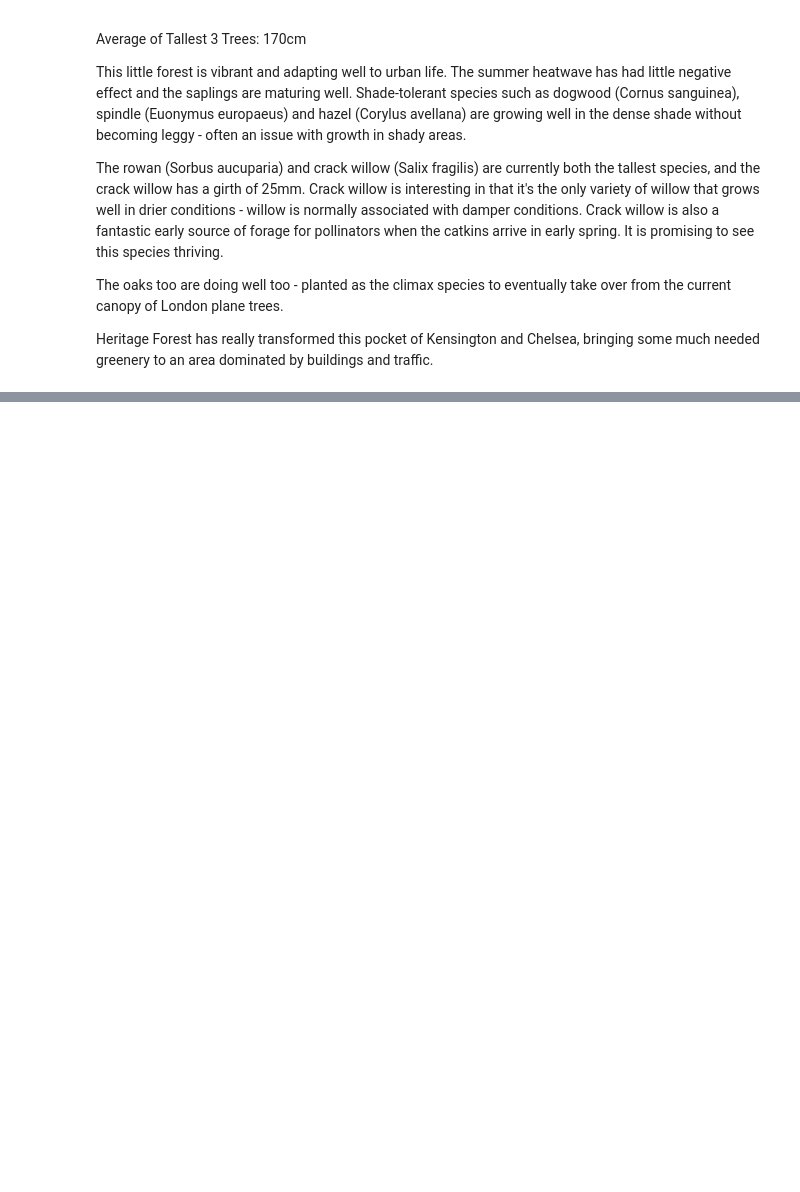
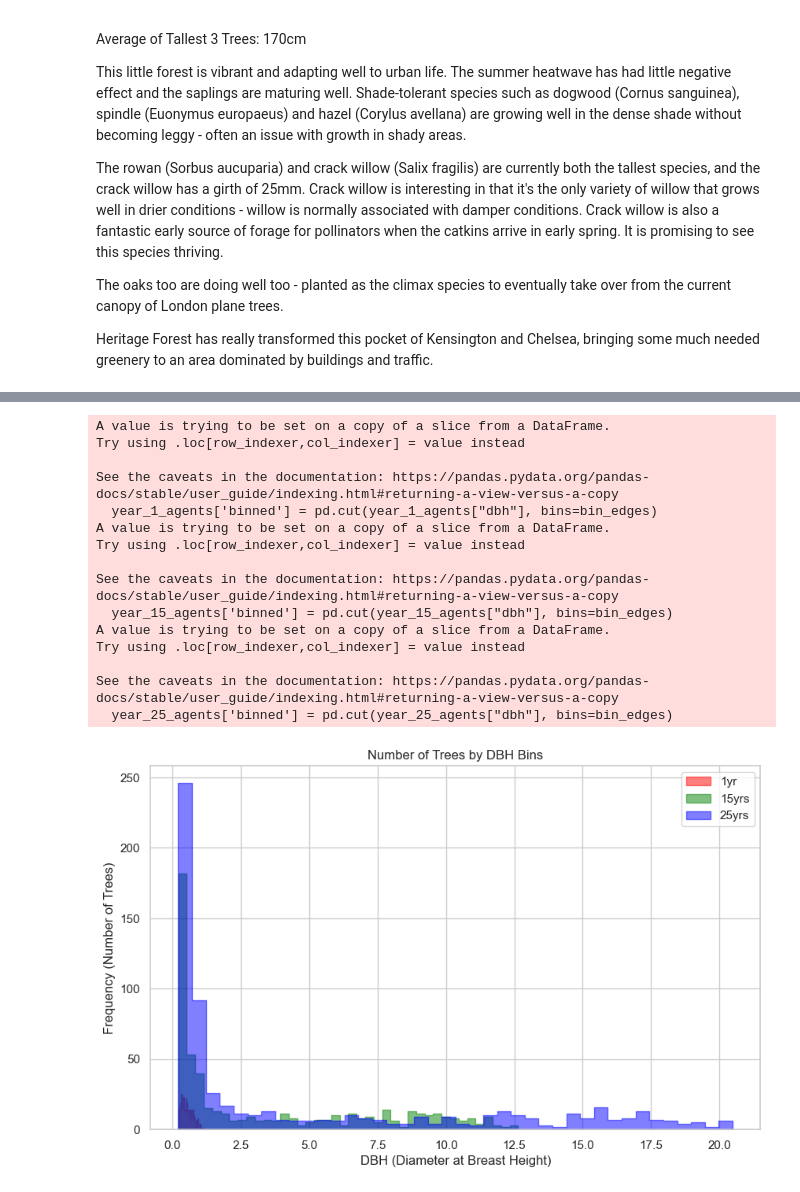
Before and after one commit to lucidmindsai/gus, a Jupyter notebook: notebooks/sugi/heritage_forest.ipynb, the cells around one changed output, grey strips where cells are left out. Drawn from its saved outputs; the diff is of its cells as text; code cells hidden in the pictures; blank space fills up the shorter version.

```diff
--- a/notebooks/sugi/heritage_forest.ipynb
+++ b/notebooks/sugi/heritage_forest.ipynb
@@ -396,0 +383,64 @@ Year 10 cooling: nan
+# %%
+year_1_agents = agents.loc[agents['Step'] == 1]
+year_15_agents = agents.loc[agents['Step'] == 15]
+year_25_agents = agents.loc[agents['Step'] == 25]
+print(year_1_agents.head())
+print(type(year_1_agents))
+
+avg_dbh_year_1 = year_1_agents['dbh'].mean()
+avg_dbh_year_15 = year_15_agents['dbh'].mean()
+
+# scatter plot all DBH year 1 and 15
+import matplotlib.pyplot as plt
+import seaborn as sns
+# Set the style of the seaborn plot
+sns.set(style="whitegrid")
+
+# Define the number of bins you'd like, or let pandas choose automatically
+num_bins = 40  # for example
+
+# Define bin edges or let pandas calculate them
+# For instance, bin edges that span from the min to max DBH, divided into intervals of 0.5
+bin_edges = pd.interval_range(start=min(year_1_agents["dbh"].min(), year_15_agents["dbh"].min(), year_25_agents["dbh"].min()),
+                              end=max(year_1_agents["dbh"].max(), year_15_agents["dbh"].max(), year_25_agents["dbh"].max()),
+                              freq=0.5, closed='right')
+
+# Bin the data
+year_1_agents['binned'] = pd.cut(year_1_agents["dbh"], bins=bin_edges)
+year_15_agents['binned'] = pd.cut(year_15_agents["dbh"], bins=bin_edges)
+year_25_agents['binned'] = pd.cut(year_25_agents["dbh"], bins=bin_edges)
+
+# Now calculate the counts for each bin
+freq_1 = year_1_agents['binned'].value_counts().reset_index().rename(columns={'index': 'dbh', 'binned': 'frequency'})
+freq_15 = year_15_agents['binned'].value_counts().reset_index().rename(columns={'index': 'dbh', 'binned': 'frequency'})
+freq_25 = year_25_agents['binned'].value_counts().reset_index().rename(columns={'index': 'dbh', 'binned': 'frequency'})
+
+# Sort by the bin
+freq_1 = freq_1.sort_values('dbh')
+freq_15 = freq_15.sort_values('dbh')
+freq_25 = freq_25.sort_values('dbh')
+
+# Since we're using interval data now, we should take the middle point of the intervals for plotting
+freq_1['dbh_mid'] = freq_1['dbh'].apply(lambda x: x.mid)
+freq_15['dbh_mid'] = freq_15['dbh'].apply(lambda x: x.mid)
+freq_25['dbh_mid'] = freq_25['dbh'].apply(lambda x: x.mid)
+
+# Create scatter plot
+plt.figure(figsize=(10, 6))
+
+# Since Seaborn's histplot automatically calculates bins, we can input the data directly
+sns.histplot(year_1_agents["dbh"], bins=num_bins, color="red", label='1yr', kde=False, element="step", stat="count")
+sns.histplot(year_15_agents["dbh"], bins=num_bins, color="green", label='15yrs', kde=False, element="step", stat="count")
+sns.histplot(year_25_agents["dbh"], bins=num_bins, color="blue", label='25yrs', kde=False, element="step", stat="count")
+
+# Add some transparency to the histograms
+plt.gca().get_children()[0].set_alpha(0.5)
+plt.gca().get_children()[1].set_alpha(0.5)
+plt.gca().get_children()[2].set_alpha(0.5)
+
+plt.title('Number of Trees by DBH Bins')
+plt.xlabel('DBH (Diameter at Breast Height)')
+plt.ylabel('Frequency (Number of Trees)')
+plt.legend()
+plt.show()
+# %% [output]
@@ -396,0 +464,16 @@ Year 10 cooling: nan
+A value is trying to be set on a copy of a slice from a DataFrame.
+Try using .loc[row_indexer,col_indexer] = value instead
+
+See the caveats in the documentation: https://pandas.pydata.org/pandas-docs/stable/user_guide/indexing.html#returning-a-view-versus-a-copy
+  year_1_agents['binned'] = pd.cut(year_1_agents["dbh"], bins=bin_edges)
+A value is trying to be set on a copy of a slice from a DataFrame.
+Try using .loc[row_indexer,col_indexer] = value instead
+
+See the caveats in the documentation: https://pandas.pydata.org/pandas-docs/stable/user_guide/indexing.html#returning-a-view-versus-a-copy
+  year_15_agents['binned'] = pd.cut(year_15_agents["dbh"], bins=bin_edges)
+A value is trying to be set on a copy of a slice from a DataFrame.
+Try using .loc[row_indexer,col_indexer] = value instead
+
+See the caveats in the documentation: https://pandas.pydata.org/pandas-docs/stable/user_guide/indexing.html#returning-a-view-versus-a-copy
+  year_25_agents['binned'] = pd.cut(year_25_agents["dbh"], bins=bin_edges)
+[figure, added]
```
Also changed, not shown: parts of 6 cells of this notebook, 4 other files.
